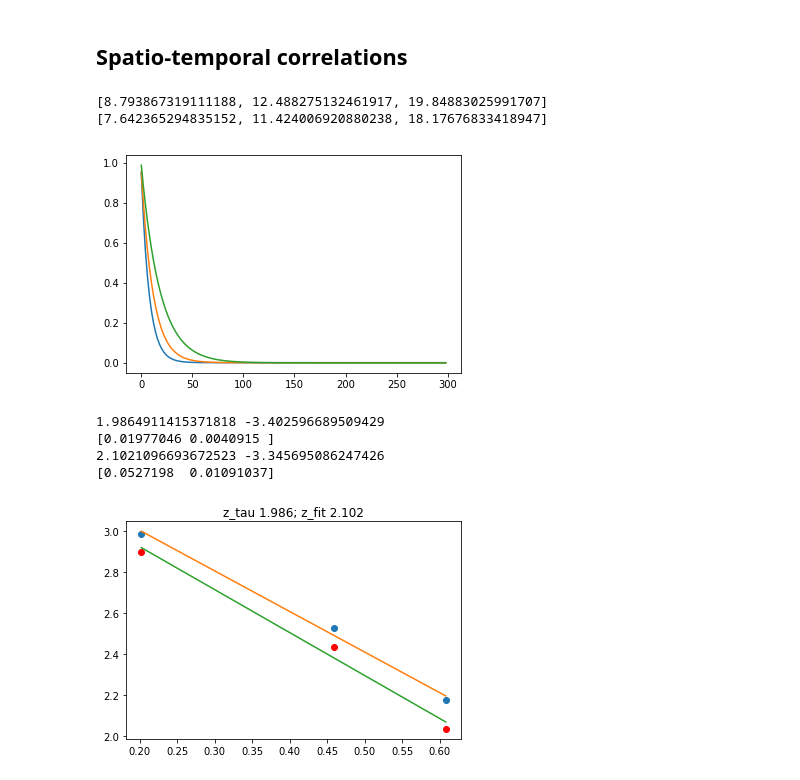
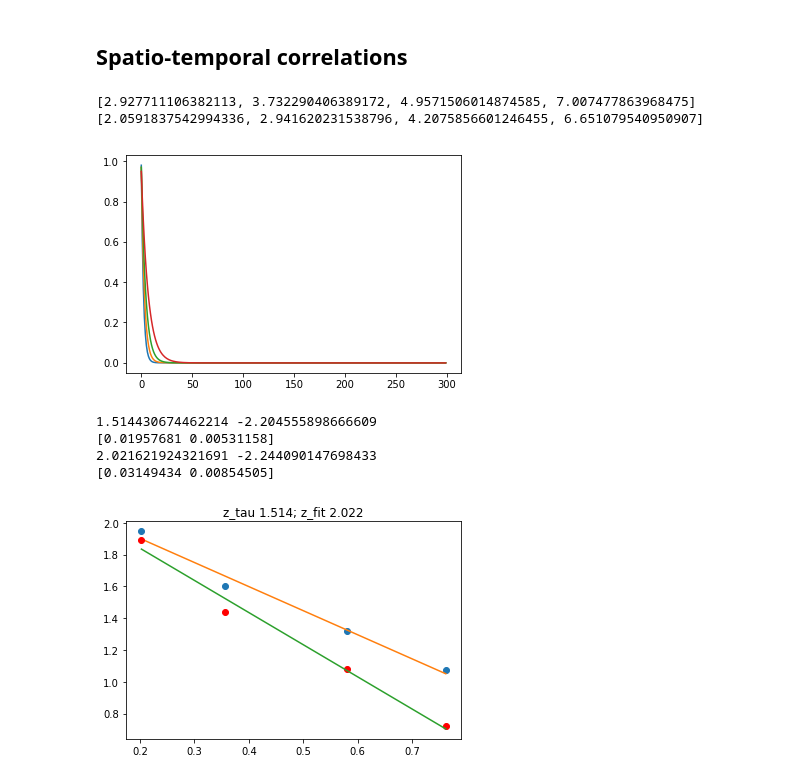
Before and after one commit to tihawk/vicsek_timedelay, a Jupyter notebook: analyser_run.ipynb, the cells around one changed output. Saved outputs shown, nothing was run; the diff lists cells and outputs as text; code cells hidden in the pictures.

```diff
--- a/analyser_run.ipynb
+++ b/analyser_run.ipynb
@@ -143,7 +257,7 @@ Reached t = 28 / 300 in 129.345s
 # Loading correlations
 ## Static correlations
 # %%
-N = [32, 64, 128, 256]
+N = [32, 64, 128, 256, 512]
 folder = '1delay'
 suscies = []
 
@@ -153,4 +267,6 @@ for n in N:
         if file.startswith('N{}'.format(n)):
             print(file)
             suscies.append(np.genfromtxt(os.path.join(filesDir, file)))
+
+#suscies=suscies[:-1]
 # %% [output]
@@ -161,12 +278,15 @@ N256_dt1.txt
 # %% [markdown]
 ## Spatio-temporal correlations
 # %%
-N = [32, 64, 128]
-L = [4.3, 4.8, 5.9]
-folder = '1delay'
-grain = 2
+N = [32, 64, 128, 256]
+L = [3.6, 4.1, 5.0, 5.7]
+timeLength = 300
+folder = '0delay'
+grain = 1
+
 spattemp = []
 times = []
+ks = [2.14285714, 1.78571429, 1.428571429, 1.2244898]
 
 filesDir = os.path.join('spattemps', folder)
 for n, l in zip(N, L):
@@ -176,9 +296,7 @@ for n, l in zip(N, L):
             sptm = np.genfromtxt(os.path.join(filesDir, file))
             spattemp.append(sptm[:, 1])
             times.append(sptm[:, 0])
-            plt.plot(sptm[:, 0], sptm[:, 1], label='N {};grain {}'.format(n, gr))
+            plt.plot(sptm[:, 0], sptm[:, 1])
 
-plt.xlim(-1, 32)
-plt.legend()
-#plt.ylim(-0.1, 1.1)
+plt.xlim(0, 10)
 # %% [output]
@@ -208,14 +327,15 @@ def line(x, a, b):
 def line2(x, a, b, c):
     return (a)*x[0] + (b)*x[1] + c
 
-N = [32, 64, 128, 256]
+N = [32, 64, 128, 256, 512]
 maxima = np.zeros( (len(N), 4) )
 for i, susc in enumerate(suscies):
     maxima[i] = ( susc[ np.argmax( susc[:, 2] ) ] )
 
 # optimise max value by hand...:
-#maxima[3] = suscies[3][7]
-#maxima[1] = suscies[1][17]
+#maxima[1] = suscies[1][15]
+#maxima[2] = suscies[2][18]
+#maxima[3] = suscies[3][11]
 
 popt, pcov = fit.curve_fit( line, np.log(maxima[:, 1]), np.log(maxima[:, 2]) )
 popt2, pcov2 = fit.curve_fit( line2, [np.log(N), np.log(maxima[:, 0])], np.log(maxima[:, 2]) )
@@ -238,15 +363,13 @@ NameError: name 'suscies' is not defined
 # %% [markdown]
 ## Spatio-temporal correlations
 # %%
-ks = [1.83673469, 1.58163265, 1.2244898]
-
 def line(x, a, b):
     return a*x + b
 
 def func(tau, time, C):
     C = C[1:]
     time = time[1:]
-    return  ( 1/tau + np.sum(1/(time)*np.sin(time/tau)*C) ) - np.pi/4 / grain
+    return  ( 1/tau + grain*np.sum(1/(time)*np.sin(time/tau)*C) ) - np.pi/4
 
 def exp(time, tau, a, b):
     return a + b*np.exp(-1/tau*time)
@@ -254,41 +377,41 @@ def exp(time, tau, a, b):
 taus = []
 tausFit = []
 
 for t, sptm in zip(times, spattemp):
     tau = fit.root( func, 3., args=(t, sptm) )
     popt, pcov = fit.curve_fit(exp, t, sptm)
     plt.plot( t, exp(t, *popt) )
     taus.append( tau.x[0] )
     tausFit.append( popt[0] )
 print(taus)
 print(tausFit)
 plt.show()
 
 popt, pcov = fit.curve_fit(line, np.log(ks), np.log(taus))
 popt2, pcov2 = fit.curve_fit(line, np.log(ks), np.log(tausFit))
 print(*-popt)
 print(np.diag(pcov))
 print(*-popt2)
 print(np.diag(pcov2))
 
 z = -popt[0]
 z2 = -popt2[0]
 
 plt.title('z_tau {:.3f}; z_fit {:.3f}'.format(z, z2))
 plt.plot(np.log(ks), np.log(taus), 'o')
 plt.plot(np.log(ks), line(np.log(ks), *popt))
 plt.plot(np.log(ks), np.log(tausFit), 'ro')
 plt.plot(np.log(ks), line(np.log(ks), *popt2))
 plt.show()
 # %% [output]
-[8.793867319111188, 12.488275132461917, 19.84883025991707]
-[7.642365294835152, 11.424006920880238, 18.17676833418947]
+[2.927711106382113, 3.732290406389172, 4.9571506014874585, 7.007477863968475]
+[2.0591837542994336, 2.941620231538796, 4.2075856601246455, 6.651079540950907]
-[figure, old version]
+[figure, new version]
-1.9864911415371818 -3.402596689509429
-[0.01977046 0.0040915 ]
-2.1021096693672523 -3.345695086247426
-[0.0527198  0.01091037]
+1.514430674462214 -2.204555898666609
+[0.01957681 0.00531158]
+2.021621924321691 -2.244090147698433
+[0.03149434 0.00854505]
-[figure, old version]
+[figure, new version]
 # %%
 for t, spttmp in zip(times, spattemp):
     plt.plot(t, spttmp)
```
Also changed, not shown: parts of 9 cells of this notebook, 2 other files.
